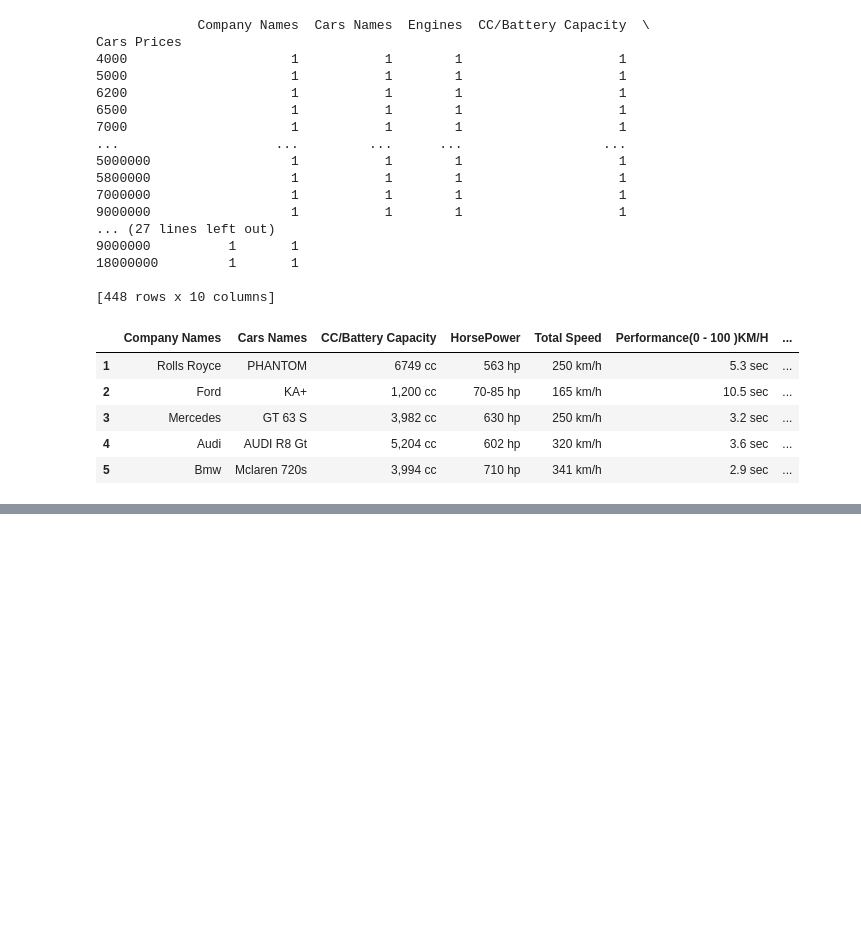
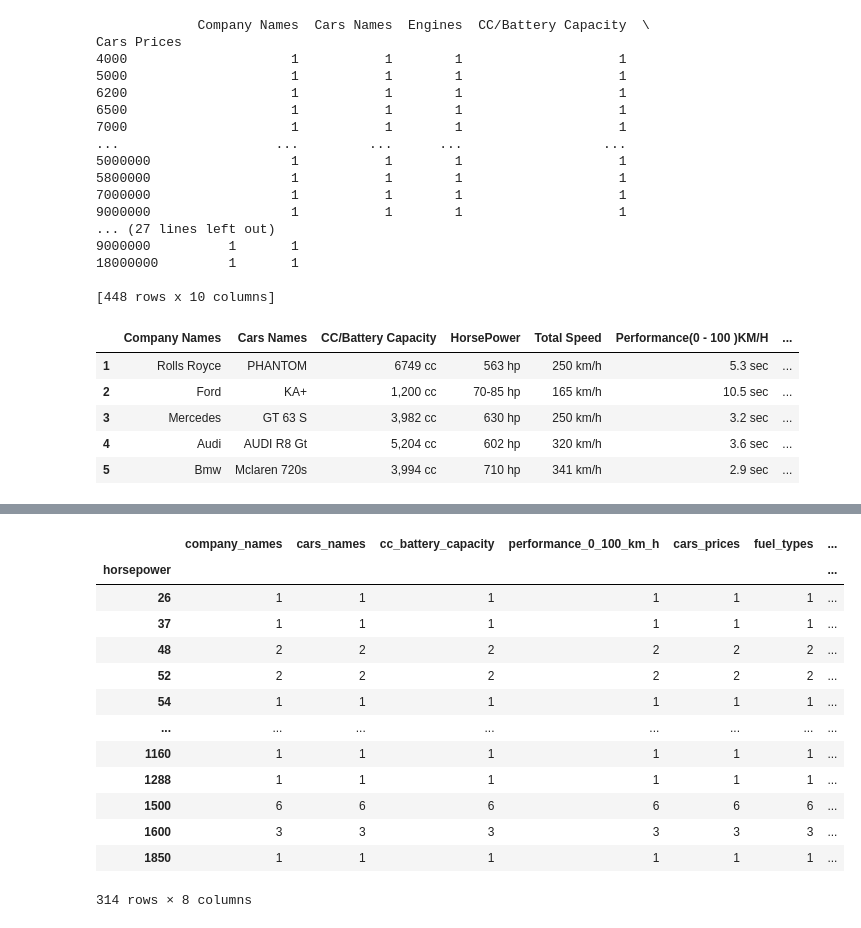
Before and after one commit to Wazard/GruppoX-Car-Analysis, a Jupyter notebook: car_analysis.ipynb, the cells around one changed output, grey strips where cells are left out. Saved outputs shown, nothing was run; the diff lists cells and outputs as text; code cells hidden in the pictures; blank space fills up the shorter version.

```diff
--- a/car_analysis.ipynb
+++ b/car_analysis.ipynb
@@ -229,0 +292,22 @@ clean_df.head()
+# %%
+col = "horsepower"
+
+handler.try_clean_string_to_number_col(col)
+clean_df = handler.df.copy()
+group_df = clean_df.groupby(col).count()
+group_df.head(1500)
+# %% [output]
+|  | company_names | cars_names | cc_battery_capacity | performance_0_100_km_h | cars_prices | fuel_types | ... |
+| horsepower |  |  |  |  |  |  | ... |
+| 26 | 1 | 1 | 1 | 1 | 1 | 1 | ... |
+| 37 | 1 | 1 | 1 | 1 | 1 | 1 | ... |
+| 48 | 2 | 2 | 2 | 2 | 2 | 2 | ... |
+| 52 | 2 | 2 | 2 | 2 | 2 | 2 | ... |
+| 54 | 1 | 1 | 1 | 1 | 1 | 1 | ... |
+| ... | ... | ... | ... | ... | ... | ... | ... |
+| 1160 | 1 | 1 | 1 | 1 | 1 | 1 | ... |
+| 1288 | 1 | 1 | 1 | 1 | 1 | 1 | ... |
+| 1500 | 6 | 6 | 6 | 6 | 6 | 6 | ... |
+| 1600 | 3 | 3 | 3 | 3 | 3 | 3 | ... |
+| 1850 | 1 | 1 | 1 | 1 | 1 | 1 | ... |
+314 rows × 8 columns
```
Also changed, not shown: parts of 7 cells of this notebook, 1 other file.
